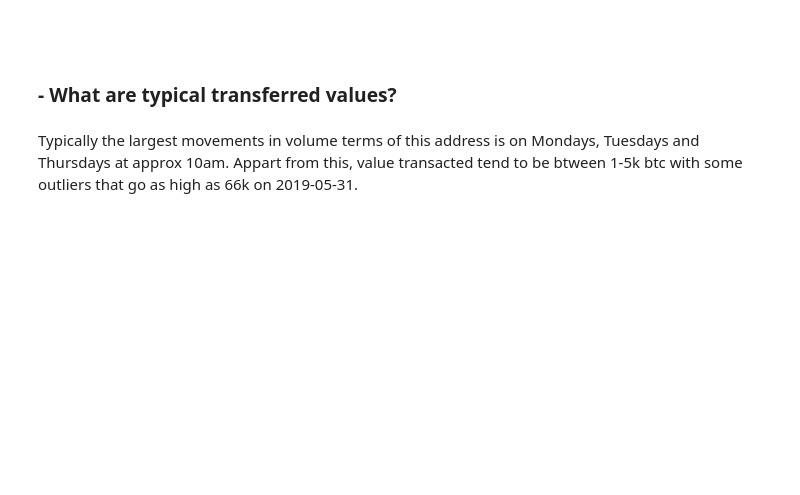
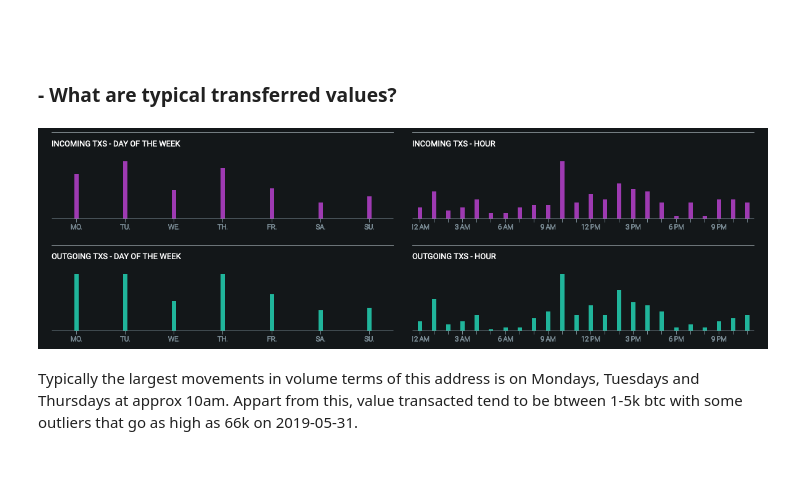
Before and after one commit to CommanderPoe/gn-challenge, a Jupyter notebook: challenge.ipynb, the cells around one changed output. Saved outputs shown, nothing was run; the diff lists cells and outputs as text; code cells hidden in the pictures; blank space fills up the shorter version.

```diff
--- a/challenge.ipynb
+++ b/challenge.ipynb
@@ -321,7 +321,9 @@ Considering this is a cold wallet of one of the largest exchanges out there, the
 # %% [markdown]
 ### __- What are typical transferred values?__
 # %%
-Image(filename='graph1.png')
+Image(filename='graph2.png')
+# %% [output]
+[figure, added]
 # %% [markdown]
 Typically the largest movements in volume terms of this address is on Mondays, Tuesdays and Thursdays at approx 10am. Appart from this, value transacted tend to be btween 1-5k btc with some outliers that go as high as 66k on 2019-05-31.
 # %% [markdown]
```
Also changed, not shown: parts of 4 cells of this notebook.
